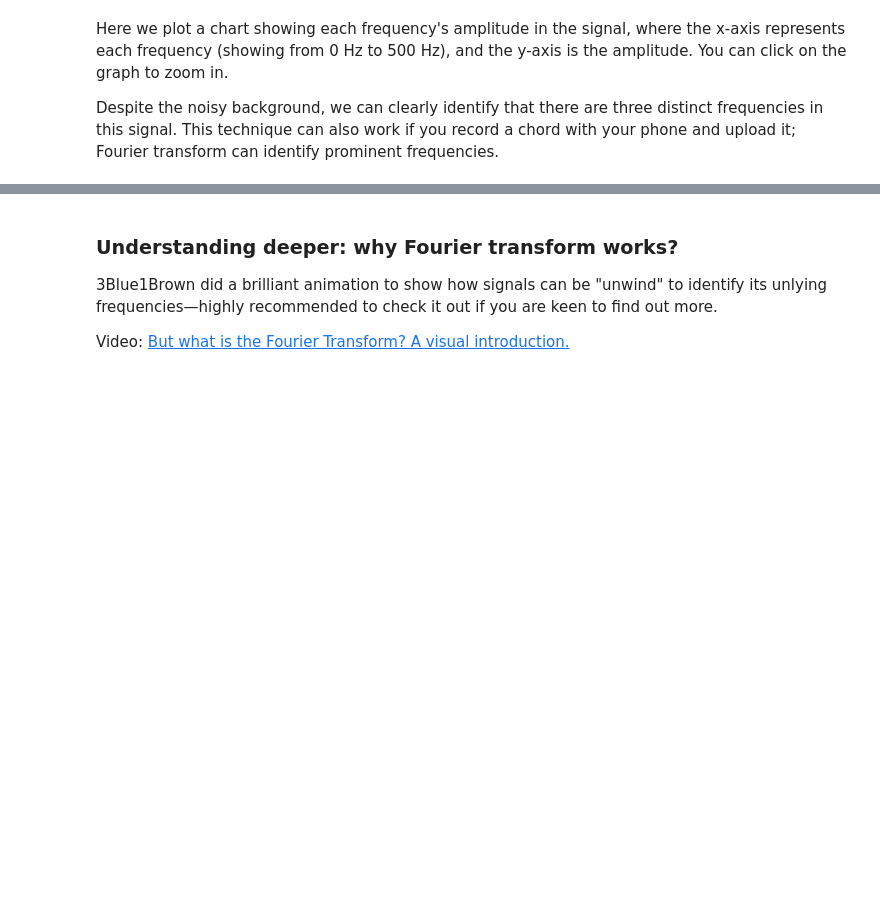
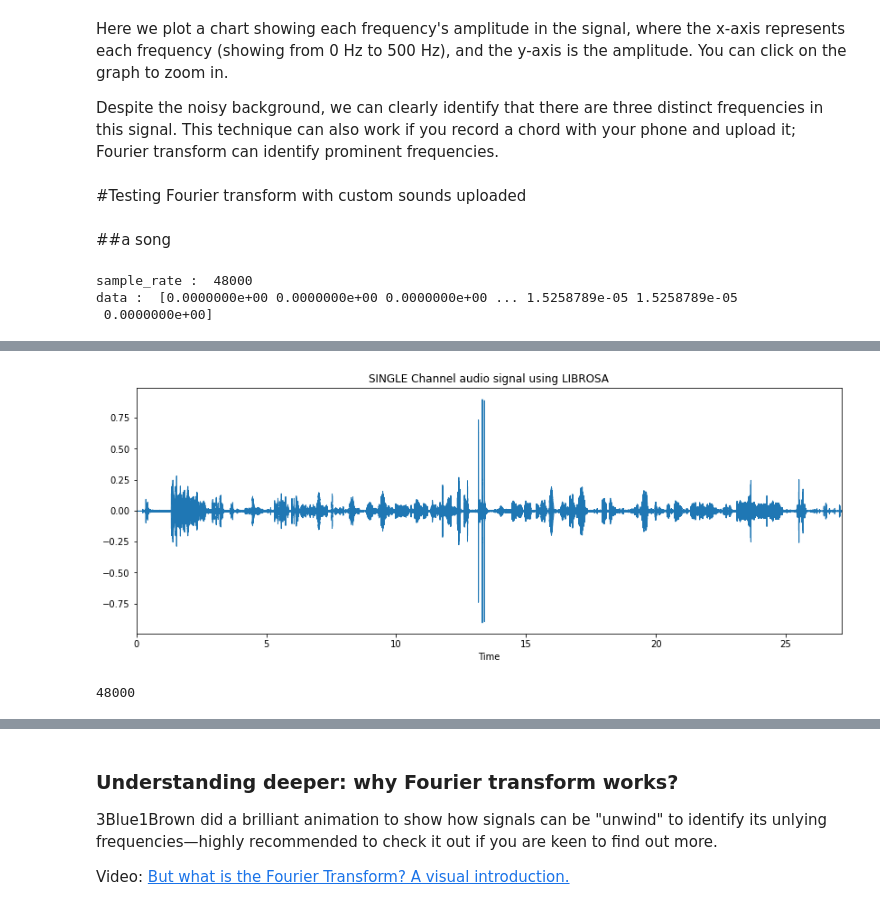
Before and after one commit to TheClassicTechno/FastFourierTransform, a Jupyter notebook: Real_Sounds_Fourier_Transform_Notebook.ipynb, the cells around one changed output, grey strips where cells are left out. Drawn from its saved outputs; the diff is of its cells as text; code cells hidden in the pictures; blank space fills up the shorter version.

```diff
--- a/Real_Sounds_Fourier_Transform_Notebook.ipynb
+++ b/Real_Sounds_Fourier_Transform_Notebook.ipynb
@@ -154,3 +200,5 @@ Signal in frequency domain after performing FFT:
 Here we plot a chart showing each frequency's amplitude in the signal, where the x-axis represents each frequency (showing from 0 Hz to 500 Hz), and the y-axis is the amplitude. You can click on the graph to zoom in.
 
 Despite the noisy background, we can clearly identify that there are three distinct frequencies in this signal. This technique can also work if you record a chord with your phone and upload it; Fourier transform can identify prominent frequencies.
+# %% [markdown]
+#Testing Fourier transform with custom sounds uploaded
@@ -156,0 +213,20 @@ Despite the noisy background, we can clearly identify that there are three disti
+# %% [markdown]
+##a song
+# %%
+#filename = "theyearningcolab.wav"
+filename = "/content/blankspacepart.m4a"
+plt.figure(figsize = (14,5))
+
+
+
+sound_data, sample_rate = librosa.load(filename, sr=None) # Load file to find data and sr(how many times per sec sound sample)
+print("sample_rate : ",sample_rate)
+print("data : ",sound_data)
+
+librosa.display.waveplot(sound_data, sr = sample_rate) # Plotting audio file
+plt.title("SINGLE Channel audio signal using LIBROSA")
+ipd.Audio(filename) # play the audio
+# %% [output]
+sample_rate :  48000
+data :  [0.0000000e+00 0.0000000e+00 0.0000000e+00 ... 1.5258789e-05 1.5258789e-05
+ 0.0000000e+00]
@@ -156,0 +234,5 @@ Despite the noisy background, we can clearly identify that there are three disti
+[figure, added]
+# %%
+sample_rate
+# %% [output]
+48000
```
Also changed, not shown: parts of 47 cells of this notebook.
